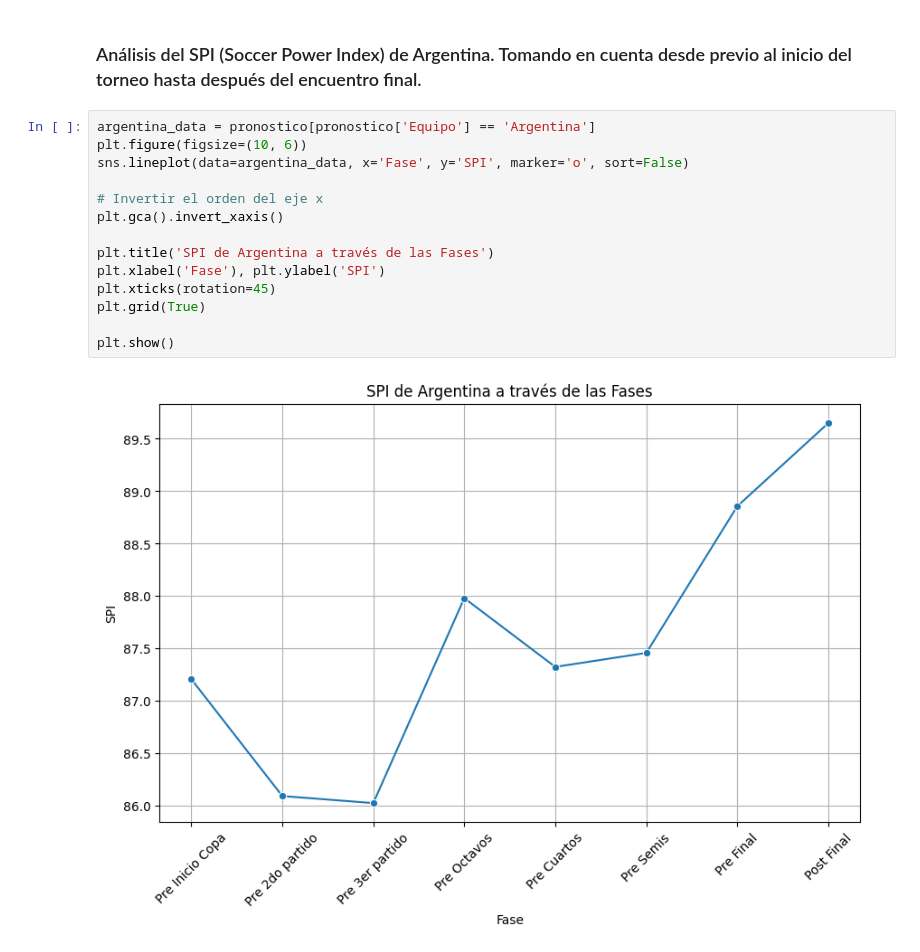
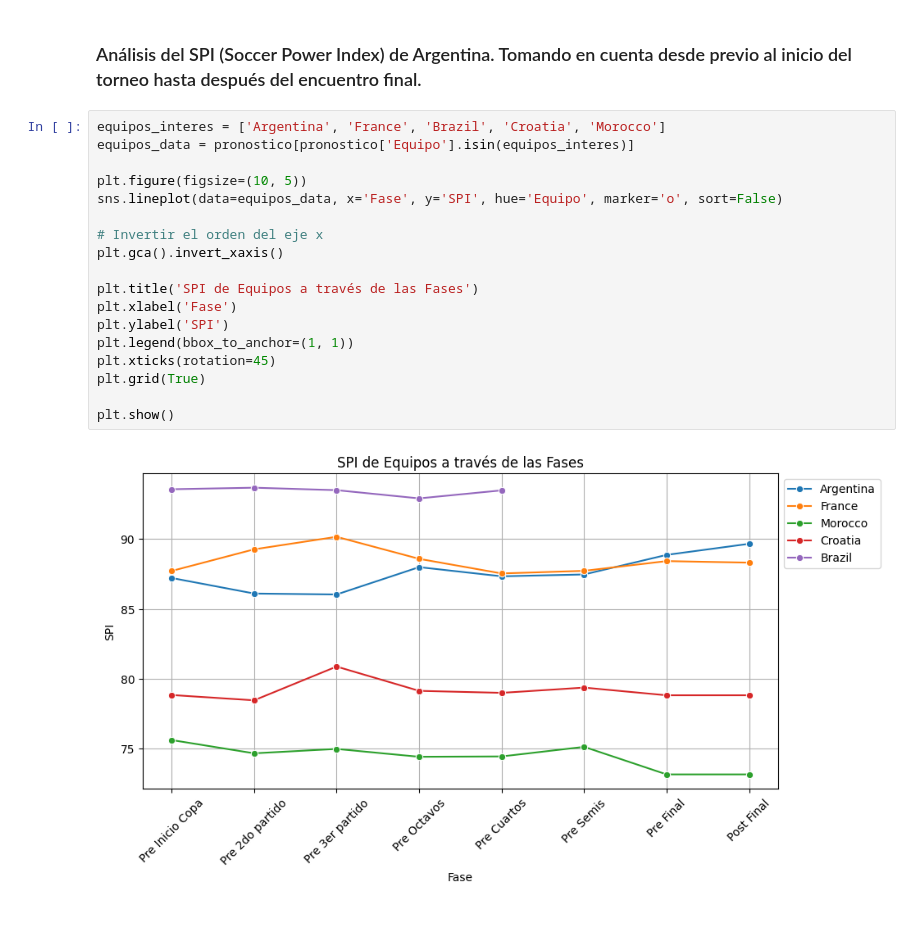
Before and after one commit to valenrosito/TP-Fundamentos_Ciencia_de_Datos, a Jupyter notebook: src/TP.ipynb, the cells around one changed output. Drawn from its saved outputs; the diff is of its cells as text; blank space fills up the shorter version.

```diff
--- a/src/TP.ipynb
+++ b/src/TP.ipynb
@@ -122,18 +122,22 @@ pronostico
 # %% [markdown]
 ### Análisis del SPI (Soccer Power Index) de Argentina. Tomando en cuenta desde previo al inicio del torneo hasta después del encuentro final.
 # %%
-argentina_data = pronostico[pronostico['Equipo'] == 'Argentina']
-plt.figure(figsize=(10, 6))
-sns.lineplot(data=argentina_data, x='Fase', y='SPI', marker='o', sort=False)
+equipos_interes = ['Argentina', 'France', 'Brazil', 'Croatia', 'Morocco']
+equipos_data = pronostico[pronostico['Equipo'].isin(equipos_interes)]
+
+plt.figure(figsize=(10, 5))
+sns.lineplot(data=equipos_data, x='Fase', y='SPI', hue='Equipo', marker='o', sort=False)
 
 # Invertir el orden del eje x
 plt.gca().invert_xaxis()
 
-plt.title('SPI de Argentina a través de las Fases')
-plt.xlabel('Fase'), plt.ylabel('SPI')
+plt.title('SPI de Equipos a través de las Fases')
+plt.xlabel('Fase')
+plt.ylabel('SPI')
+plt.legend(bbox_to_anchor=(1, 1))
 plt.xticks(rotation=45)
 plt.grid(True)
 
 plt.show()
 # %% [output]
-[figure, old version]
+[figure, new version]
```
